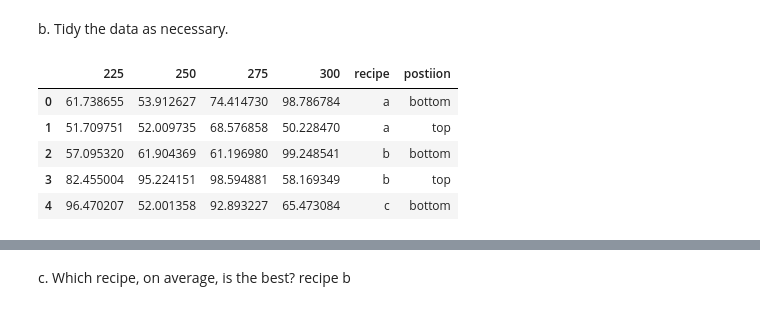
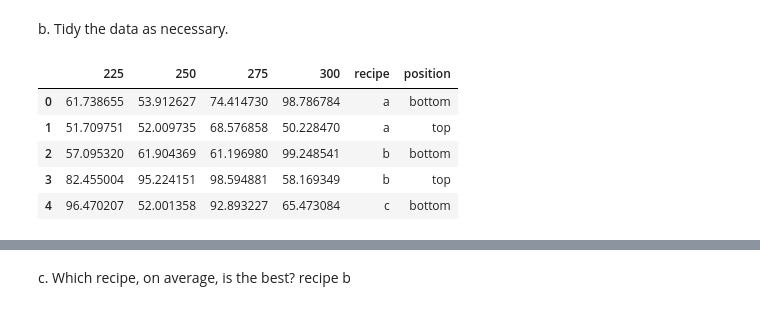
Before and after one commit to ChrisTeceno/classification-exercises, a Jupyter notebook: tidy_data.ipynb, the cells around one changed output, grey strips where cells are left out. Drawn from its saved outputs; the diff is of its cells as text; code cells hidden in the pictures.

```diff
--- a/tidy_data.ipynb
+++ b/tidy_data.ipynb
@@ -127,11 +127,11 @@ Reading from csv...
 b. Tidy the data as necessary.
 # %%
 tidy_cakes = cake_recipes
-tidy_cakes[['recipe', 'postiion']] = tidy_cakes['recipe:position'].str.split(':', expand = True)
+tidy_cakes[['recipe', 'position']] = tidy_cakes['recipe:position'].str.split(':', expand = True)
 tidy_cakes.drop(columns= 'recipe:position', inplace= True)
 tidy_cakes.head()
 # %% [output]
-|  | 225 | 250 | 275 | 300 | recipe | postiion |
+|  | 225 | 250 | 275 | 300 | recipe | position |
 | 0 | 61.738655 | 53.912627 | 74.414730 | 98.786784 | a | bottom |
 | 1 | 51.709751 | 52.009735 | 68.576858 | 50.228470 | a | top |
 | 2 | 57.095320 | 61.904369 | 61.196980 | 99.248541 | b | bottom |
```
Also changed, not shown: parts of 12 cells of this notebook.
